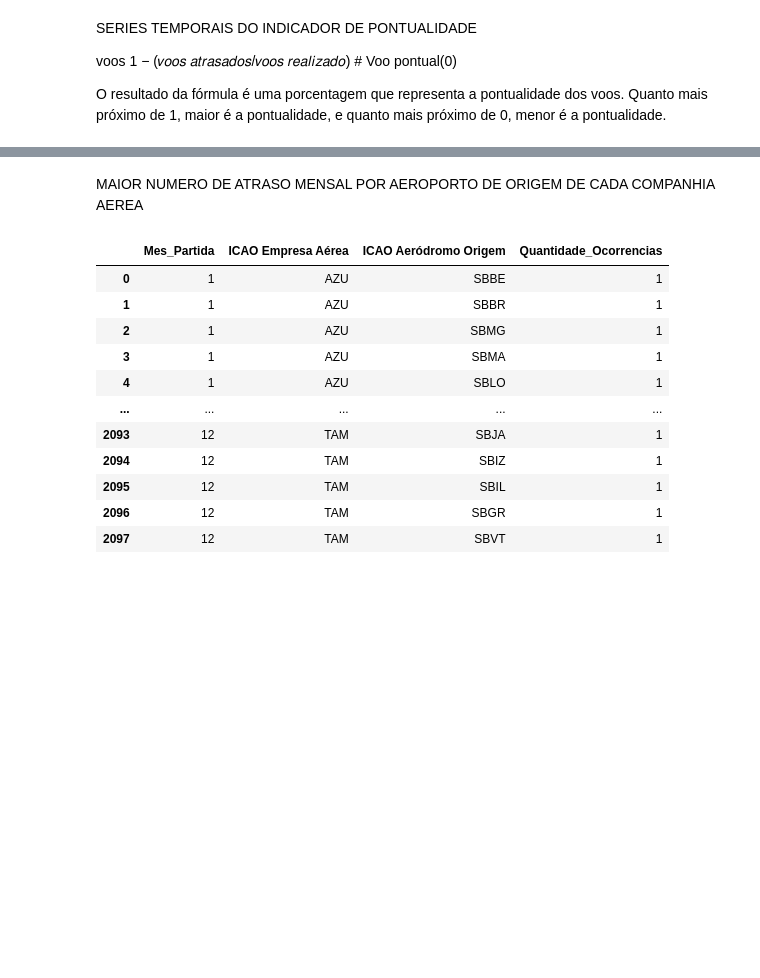
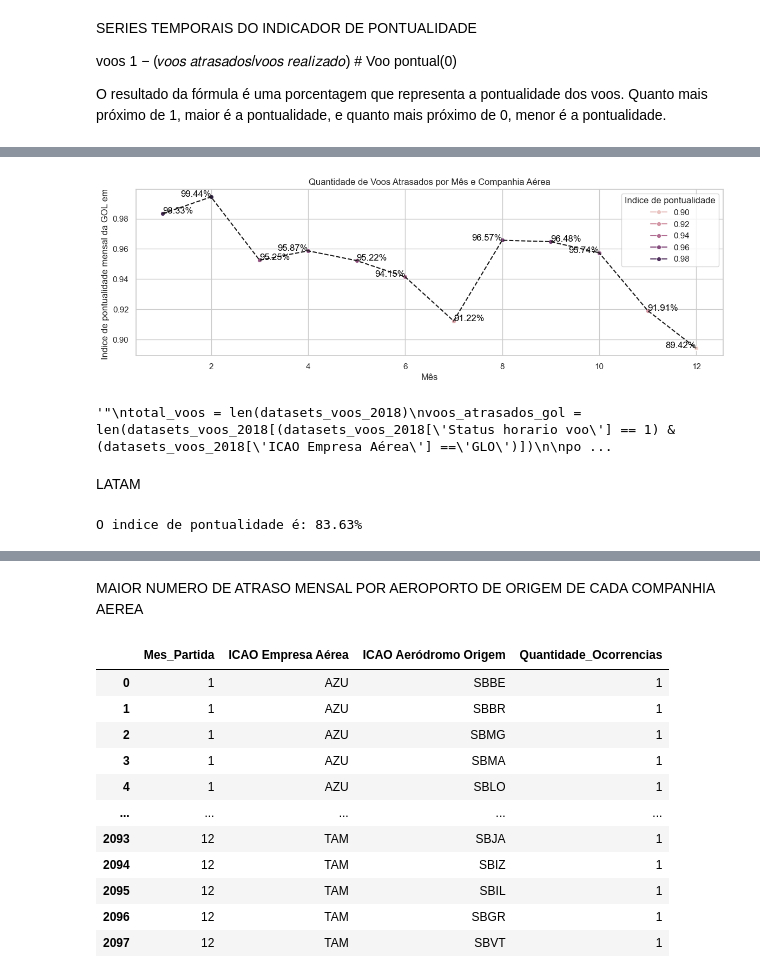
Before and after one commit to franciscojosecvrl/PortifolioDeDados, a Jupyter notebook: aquisicao_de_dados.ipynb, the cells around one changed output, grey strips where cells are left out. Drawn from its saved outputs; the diff is of its cells as text; code cells hidden in the pictures; blank space fills up the shorter version.

```diff
--- a/aquisicao_de_dados.ipynb
+++ b/aquisicao_de_dados.ipynb
@@ -643,0 +434,6 @@ Name: count, dtype: int64
+# %%
+total_voos_gol = len(datasets_voos_2018[datasets_voos_2018['ICAO Empresa Aérea'] =='GLO'])
+voos_atrasados_gol = len(datasets_voos_2018[(datasets_voos_2018['Status horario voo'] == 1) & (datasets_voos_2018['ICAO Empresa Aérea'] =='GLO')])
+
+porcentagem_pontualidade_gol = 1 - (voos_atrasados_gol / total_voos_gol)
+print(f'A porcentagem de voos pontuais é: {porcentagem_pontualidade_gol * 100:.2f}%')
@@ -643,0 +442,15 @@ Name: count, dtype: int64
+# %%
+# Calcular a porcentagem de voos pontuais mensalmente para a empresa 'GLO'
+porcentagens_pontualidade_mensal_gol= []
+
+#dados_pontualidade_gol = pd.DataFrame(columns=['mes', 'porcentagem'])
+for mes in range(1, 13):
+    voos_atrasados_gol = len(datasets_voos_2018[
+        (datasets_voos_2018['Status horario voo'] == 1) &
+        (datasets_voos_2018['ICAO Empresa Aérea'] == 'GLO') &
+        (datasets_voos_2018['Mes_Partida'] == mes)
+    ])
+
+    total_voos_mes_gol = len(datasets_voos_2018[datasets_voos_2018['Mes_Partida']==mes])
+    porcentagem_pontualidade_mes_gol = 1 - (voos_atrasados_gol/total_voos_mes_gol)
+    porcentagens_pontualidade_mensal_gol.append({'Indice de pontualidade': porcentagem_pontualidade_mes_gol, 'mes': mes, 'Companhia':'GOL'})
@@ -643,0 +472,2 @@ Name: count, dtype: int64
+# %%
+df_pontualidade_gol = pd.DataFrame(porcentagens_pontualidade_mensal_gol, columns=['Indice de pontualidade', 'mes','Companhia'])
@@ -643,0 +490,39 @@ Name: count, dtype: int64
+# %%
+sns.set(style="whitegrid")
+plt.figure(figsize=(14, 4))
+plot= sns.lineplot(x='mes', y='Indice de pontualidade', hue='Indice de pontualidade', data=df_pontualidade_gol, marker='o')
+
+for line in range(0, df_pontualidade_gol.shape[0]):
+    plot.text(df_pontualidade_gol['mes'][line], df_pontualidade_gol['Indice de pontualidade'][line],
+              f'{df_pontualidade_gol["Indice de pontualidade"][line]*100:.2f}%', color='black',
+              ha='left' if line % 2 == 0 else 'right')  # Alternar entre left e right para melhor visibilidade
+plt.plot(df_pontualidade_gol['mes'], df_pontualidade_gol['Indice de pontualidade'], 'k--')
+
+
+plt.title('Quantidade de Voos Atrasados por Mês e Companhia Aérea')
+plt.xlabel('Mês')
+plt.ylabel('Indice de pontualidade mensal da GOL em ')
+plt.show()
+# %% [output]
+[figure, added]
+# %%
+""""
+total_voos = len(datasets_voos_2018)
+voos_atrasados_gol = len(datasets_voos_2018[(datasets_voos_2018['Status horario voo'] == 1) & (datasets_voos_2018['ICAO Empresa Aérea'] =='GLO')])
+
+porcentagem_pontualidade_anual = 1 - (voos_atrasados / total_voos)
+print(f'A porcentagem de voos pontuais é: {porcentagem_pontualidade * 100:.2f}%')
+
+"""
+# %% [output]
+'"\ntotal_voos = len(datasets_voos_2018)\nvoos_atrasados_gol = len(datasets_voos_2018[(datasets_voos_2018[\'Status horario voo\'] == 1) & (datasets_voos_2018[\'ICAO Empresa Aérea\'] ==\'GLO\')])\n\npo ...
+# %% [markdown]
+LATAM
+# %%
+total_voos_latam = len(datasets_voos_2018[datasets_voos_2018['ICAO Empresa Aérea'] =='TAM'])
+voos_atrasados_tam = len(datasets_voos_2018[(datasets_voos_2018['Status horario voo'] == 1) & (datasets_voos_2018['ICAO Empresa Aérea'] =='TAM')])
+
+porcentagem_pontualidade_tam = 1 - (voos_atrasados_tam /total_voos_latam)
+print(f'O indice de pontualidade é: {porcentagem_pontualidade_tam * 100:.2f}%')
+# %% [output]
+O indice de pontualidade é: 83.63%
```
Also changed, not shown: parts of 160 cells of this notebook.
